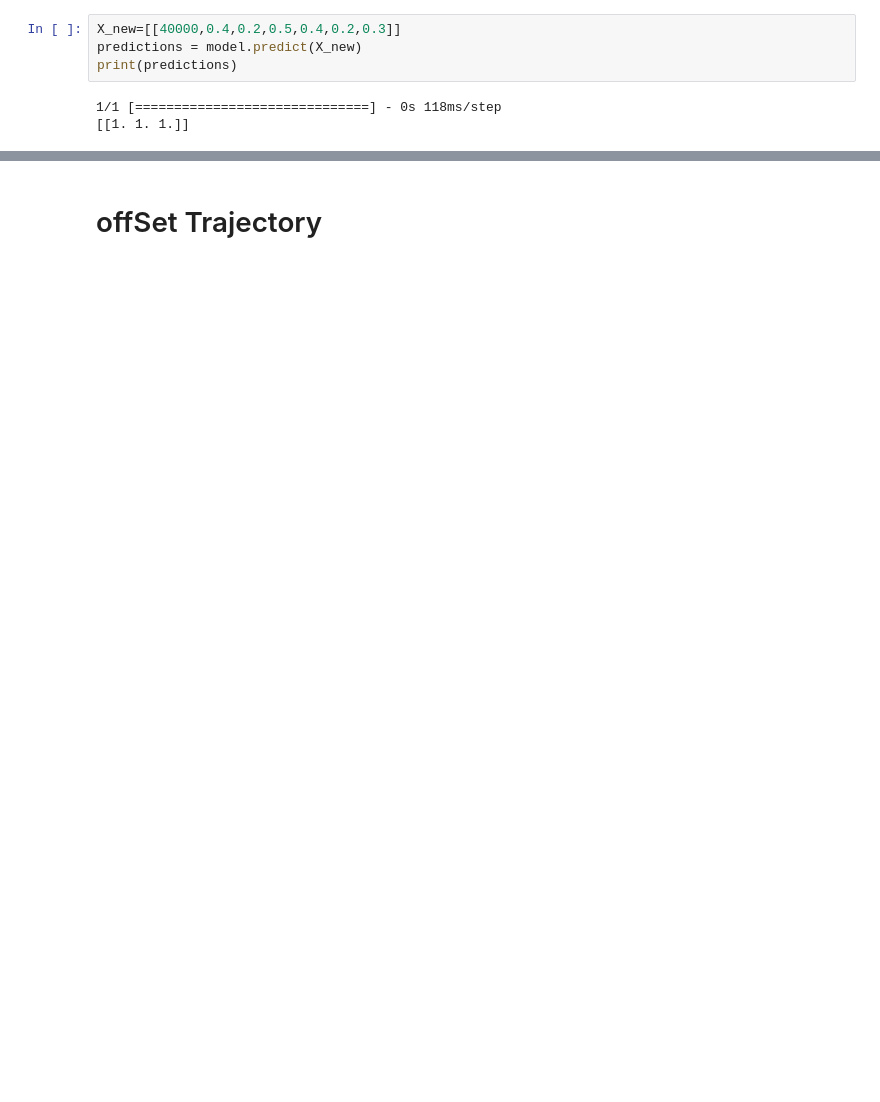
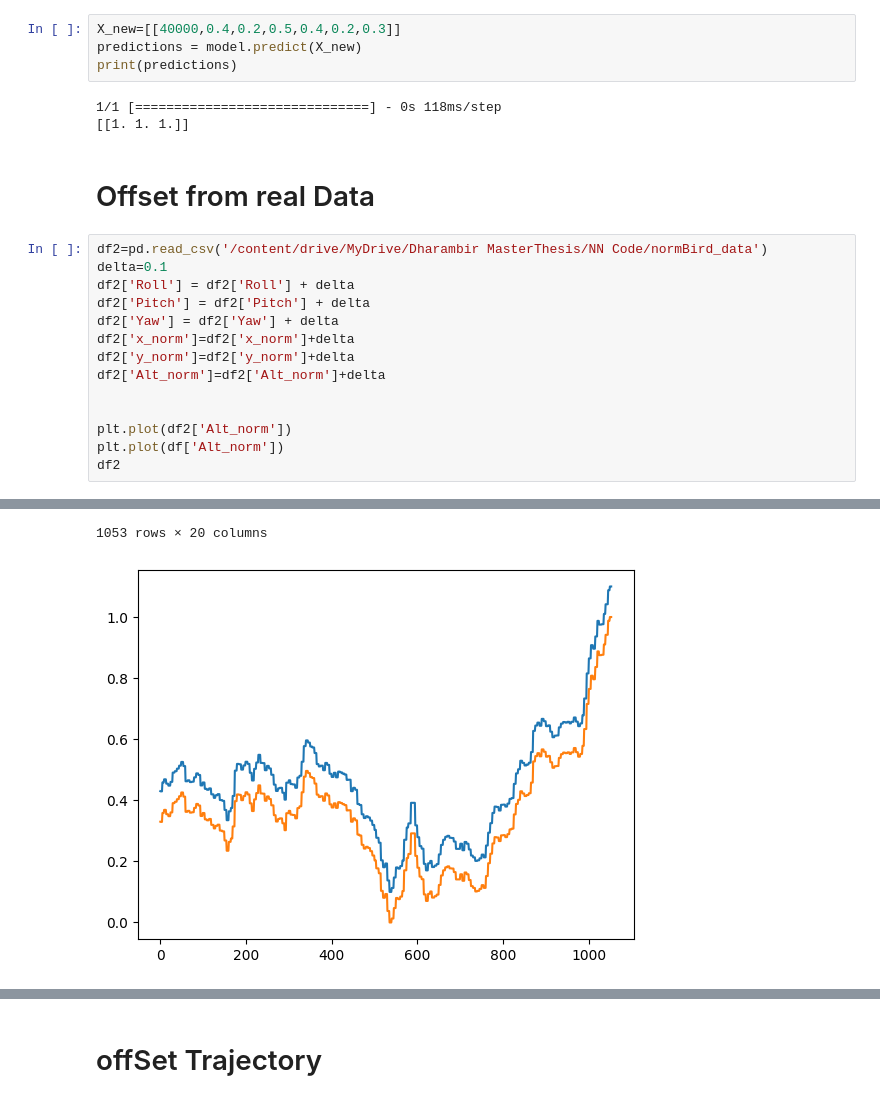
Before and after one commit to dharambirpoddar/RL_Bird, a Jupyter notebook: DNN_Bird_controller.ipynb, the cells around one changed output, grey strips where cells are left out. Cells and saved outputs as stored; diff of their text form; blank space fills up the shorter version.

```diff
--- a/DNN_Bird_controller.ipynb
+++ b/DNN_Bird_controller.ipynb
@@ -349,3 +343,20 @@ print(predictions)
 # %% [output]
 1/1 [==============================] - 0s 118ms/step
 [[1. 1. 1.]]
+# %% [markdown]
+# Offset from real Data
+# %%
+df2=pd.read_csv('/content/drive/MyDrive/Dharambir MasterThesis/NN Code/normBird_data')
+delta=0.1
+df2['Roll'] = df2['Roll'] + delta
+df2['Pitch'] = df2['Pitch'] + delta
+df2['Yaw'] = df2['Yaw'] + delta
+df2['x_norm']=df2['x_norm']+delta
+df2['y_norm']=df2['y_norm']+delta
+df2['Alt_norm']=df2['Alt_norm']+delta
+
+
+plt.plot(df2['Alt_norm'])
+plt.plot(df['Alt_norm'])
+df2
+# %% [output]
@@ -351,0 +375,2 @@ print(predictions)
+1053 rows × 20 columns
+[figure, added]
```
Also changed, not shown: parts of 14 cells of this notebook.
